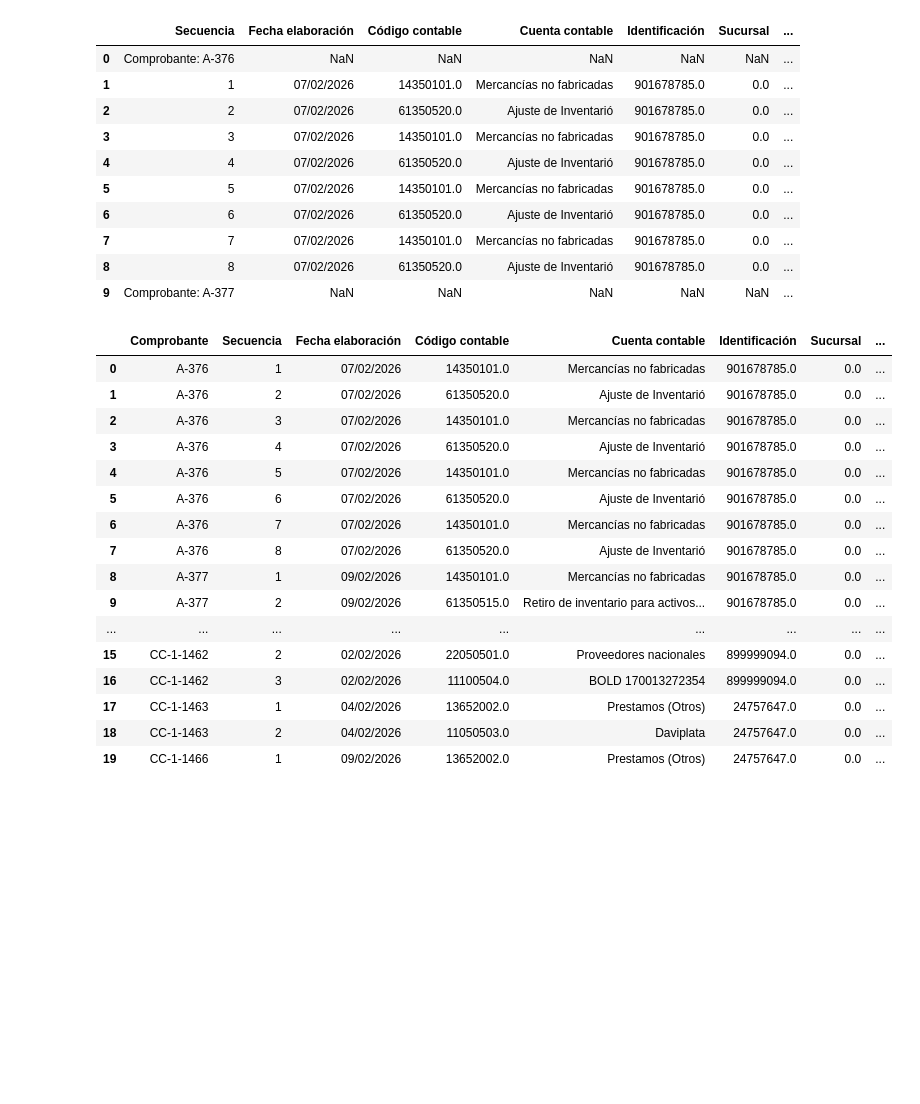
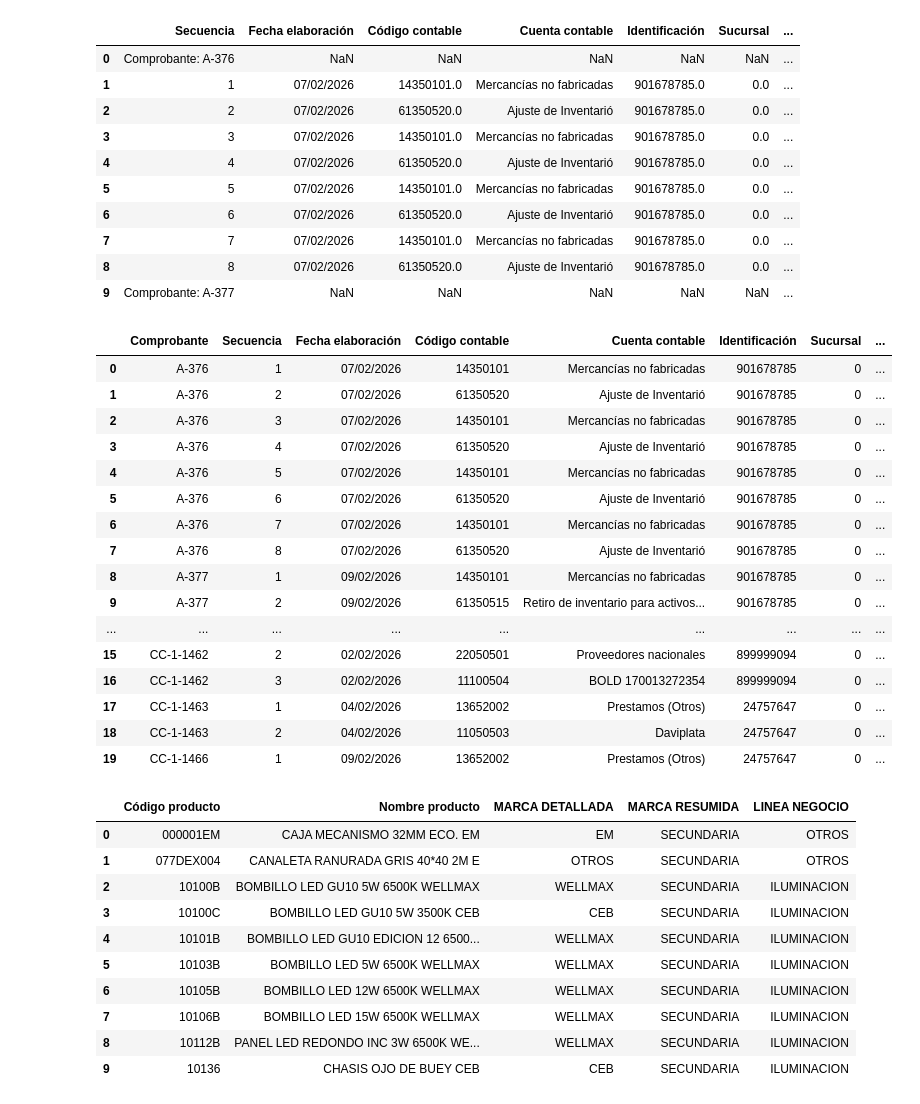
Before and after one commit to p1erre/cfoai, a Jupyter notebook: balance.ipynb, the cells around one changed output. Saved outputs shown, nothing was run; the diff lists cells and outputs as text; code cells hidden in the pictures; blank space fills up the shorter version.

```diff
--- a/balance.ipynb
+++ b/balance.ipynb
@@ -27,6 +29,11 @@ comprobantes['Comprobante'] = comprobantes['Comprobante'].str.replace('Comproban
 # Eliminar las filas encabezado de comprobante (quedan solo las secuencias)
 comprobantes = comprobantes[~comprobantes['Secuencia'].astype(str).str.startswith('Comprobante:')].reset_index(drop=True)
 
+# Convertir columnas a entero (Int64 soporta NaN)
+comprobantes['Código contable'] = comprobantes['Código contable'].astype('Int64')
+comprobantes['Identificación'] = comprobantes['Identificación'].astype('Int64')
+comprobantes['Sucursal'] = comprobantes['Sucursal'].astype('Int64')
+
 # Crear columna Movimiento: crédito cuando débito es 0, -débito cuando crédito es 0
 comprobantes['Movimiento'] = comprobantes.apply(
     lambda r: r['Crédito'] if r['Débito'] == 0 else -r['Débito'], axis=1
@@ -39,19 +46,19 @@ comprobantes = comprobantes[cols]
 comprobantes.head(20)
 # %% [output]
 |  | Comprobante | Secuencia | Fecha elaboración | Código contable | Cuenta contable | Identificación | Sucursal | ... |
-| 0 | A-376 | 1 | 07/02/2026 | 14350101.0 | Mercancías no fabricadas | 901678785.0 | 0.0 | ... |
-| 1 | A-376 | 2 | 07/02/2026 | 61350520.0 | Ajuste de Inventarió | 901678785.0 | 0.0 | ... |
-| 2 | A-376 | 3 | 07/02/2026 | 14350101.0 | Mercancías no fabricadas | 901678785.0 | 0.0 | ... |
-| 3 | A-376 | 4 | 07/02/2026 | 61350520.0 | Ajuste de Inventarió | 901678785.0 | 0.0 | ... |
-| 4 | A-376 | 5 | 07/02/2026 | 14350101.0 | Mercancías no fabricadas | 901678785.0 | 0.0 | ... |
-| 5 | A-376 | 6 | 07/02/2026 | 61350520.0 | Ajuste de Inventarió | 901678785.0 | 0.0 | ... |
-| 6 | A-376 | 7 | 07/02/2026 | 14350101.0 | Mercancías no fabricadas | 901678785.0 | 0.0 | ... |
-| 7 | A-376 | 8 | 07/02/2026 | 61350520.0 | Ajuste de Inventarió | 901678785.0 | 0.0 | ... |
-| 8 | A-377 | 1 | 09/02/2026 | 14350101.0 | Mercancías no fabricadas | 901678785.0 | 0.0 | ... |
-| 9 | A-377 | 2 | 09/02/2026 | 61350515.0 | Retiro de inventario para activos... | 901678785.0 | 0.0 | ... |
+| 0 | A-376 | 1 | 07/02/2026 | 14350101 | Mercancías no fabricadas | 901678785 | 0 | ... |
+| 1 | A-376 | 2 | 07/02/2026 | 61350520 | Ajuste de Inventarió | 901678785 | 0 | ... |
+| 2 | A-376 | 3 | 07/02/2026 | 14350101 | Mercancías no fabricadas | 901678785 | 0 | ... |
+| 3 | A-376 | 4 | 07/02/2026 | 61350520 | Ajuste de Inventarió | 901678785 | 0 | ... |
+| 4 | A-376 | 5 | 07/02/2026 | 14350101 | Mercancías no fabricadas | 901678785 | 0 | ... |
+| 5 | A-376 | 6 | 07/02/2026 | 61350520 | Ajuste de Inventarió | 901678785 | 0 | ... |
+| 6 | A-376 | 7 | 07/02/2026 | 14350101 | Mercancías no fabricadas | 901678785 | 0 | ... |
+| 7 | A-376 | 8 | 07/02/2026 | 61350520 | Ajuste de Inventarió | 901678785 | 0 | ... |
+| 8 | A-377 | 1 | 09/02/2026 | 14350101 | Mercancías no fabricadas | 901678785 | 0 | ... |
+| 9 | A-377 | 2 | 09/02/2026 | 61350515 | Retiro de inventario para activos... | 901678785 | 0 | ... |
 | ... | ... | ... | ... | ... | ... | ... | ... | ... |
-| 15 | CC-1-1462 | 2 | 02/02/2026 | 22050501.0 | Proveedores nacionales | 899999094.0 | 0.0 | ... |
-| 16 | CC-1-1462 | 3 | 02/02/2026 | 11100504.0 | BOLD 170013272354 | 899999094.0 | 0.0 | ... |
-| 17 | CC-1-1463 | 1 | 04/02/2026 | 13652002.0 | Prestamos (Otros) | 24757647.0 | 0.0 | ... |
-| 18 | CC-1-1463 | 2 | 04/02/2026 | 11050503.0 | Daviplata | 24757647.0 | 0.0 | ... |
-| 19 | CC-1-1466 | 1 | 09/02/2026 | 13652002.0 | Prestamos (Otros) | 24757647.0 | 0.0 | ... |
+| 15 | CC-1-1462 | 2 | 02/02/2026 | 22050501 | Proveedores nacionales | 899999094 | 0 | ... |
+| 16 | CC-1-1462 | 3 | 02/02/2026 | 11100504 | BOLD 170013272354 | 899999094 | 0 | ... |
+| 17 | CC-1-1463 | 1 | 04/02/2026 | 13652002 | Prestamos (Otros) | 24757647 | 0 | ... |
+| 18 | CC-1-1463 | 2 | 04/02/2026 | 11050503 | Daviplata | 24757647 | 0 | ... |
+| 19 | CC-1-1466 | 1 | 09/02/2026 | 13652002 | Prestamos (Otros) | 24757647 | 0 | ... |
@@ -57,0 +68,15 @@ comprobantes.head(20)
+# %%
+productos = pd.read_excel('Lista de productos.xlsx')
+productos.head(10)
+# %% [output]
+|  | Código producto | Nombre producto | MARCA DETALLADA | MARCA RESUMIDA | LINEA NEGOCIO |
+| 0 | 000001EM | CAJA MECANISMO 32MM ECO. EM | EM | SECUNDARIA | OTROS |
+| 1 | 077DEX004 | CANALETA RANURADA GRIS 40*40 2M E | OTROS | SECUNDARIA | OTROS |
+| 2 | 10100B | BOMBILLO LED GU10 5W 6500K WELLMAX | WELLMAX | SECUNDARIA | ILUMINACION |
+| 3 | 10100C | BOMBILLO LED GU10 5W 3500K CEB | CEB | SECUNDARIA | ILUMINACION |
+| 4 | 10101B | BOMBILLO LED GU10 EDICION 12 6500... | WELLMAX | SECUNDARIA | ILUMINACION |
+| 5 | 10103B | BOMBILLO LED 5W 6500K WELLMAX | WELLMAX | SECUNDARIA | ILUMINACION |
+| 6 | 10105B | BOMBILLO LED 12W 6500K WELLMAX | WELLMAX | SECUNDARIA | ILUMINACION |
+| 7 | 10106B | BOMBILLO LED 15W 6500K WELLMAX | WELLMAX | SECUNDARIA | ILUMINACION |
+| 8 | 10112B | PANEL LED REDONDO INC 3W 6500K WE... | WELLMAX | SECUNDARIA | ILUMINACION |
+| 9 | 10136 | CHASIS OJO DE BUEY CEB | CEB | SECUNDARIA | ILUMINACION |
```
Also changed, not shown: parts of 6 cells of this notebook, 3 other files.
